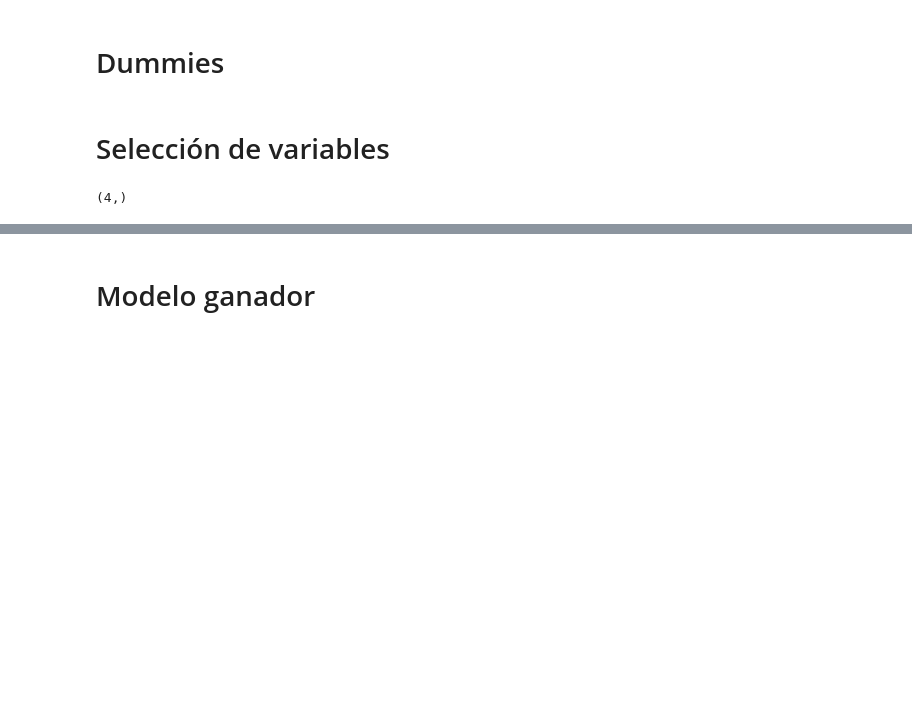
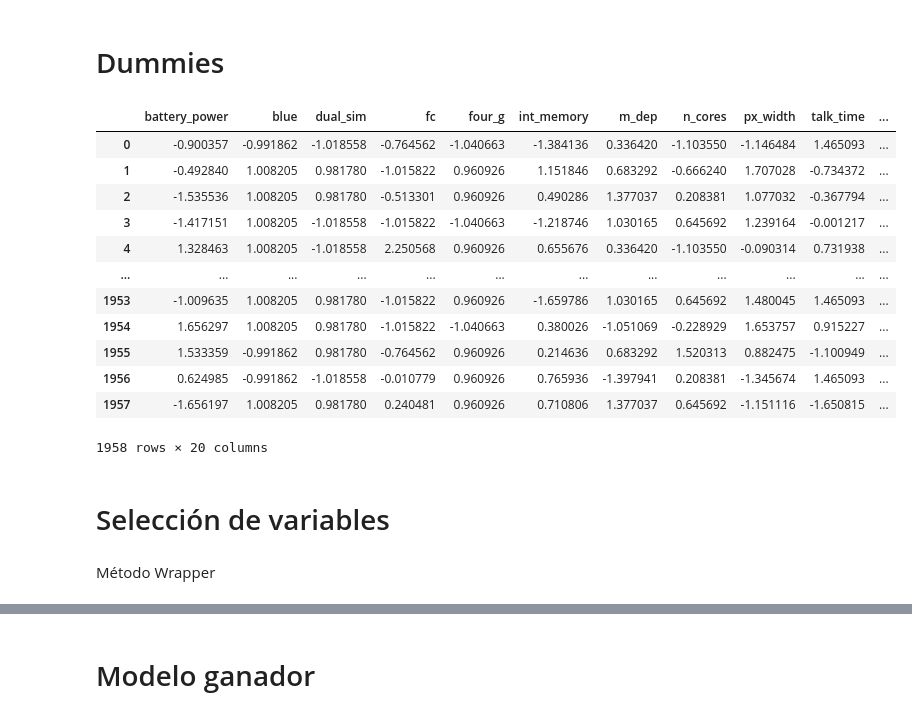
Before and after one commit to andressj1/Predicci-n-precio-de-m-viles-, a Jupyter notebook: Modelado.ipynb, the cells around one changed output, grey strips where cells are left out. Drawn from its saved outputs; the diff is of its cells as text; code cells hidden in the pictures; blank space fills up the shorter version.

Commit message:
funciones

```diff
--- a/Modelado.ipynb
+++ b/Modelado.ipynb
@@ -27,3 +23,3 @@ list_cat = ['mobile_wt_cat','ram_cat','tamaño']
 # %%
 # Conversion; categoricas a dummies
-df = pd.get_dummies(df, columns=list_cat)
+df = pd.get_dummies(df, dtype = int)
@@ -34,11 +26,32 @@ X1= df.loc[:,~df.columns.isin(['price_range'])]
 # %%
-# ¿duda codigo?
-scaler=StandardScaler()
-scaler.fit(X1)
-X2=scaler.transform(X1)
-X=pd.DataFrame(X2,columns=X1.columns)
+# Escalamos variables y separamos variables explicativas - variable objetivo
+y = df.price_range
+X0 = df.loc[:,~ df.columns.isin(['price_range'])]
+
+scaler = StandardScaler()
+scaler.fit(X0)
+
+X1 = scaler.transform(X0)
+X = pd.DataFrame(X1 , columns = X0.columns)
+X
+# %% [output]
+|  | battery_power | blue | dual_sim | fc | four_g | int_memory | m_dep | n_cores | px_width | talk_time | ... |
+| 0 | -0.900357 | -0.991862 | -1.018558 | -0.764562 | -1.040663 | -1.384136 | 0.336420 | -1.103550 | -1.146484 | 1.465093 | ... |
+| 1 | -0.492840 | 1.008205 | 0.981780 | -1.015822 | 0.960926 | 1.151846 | 0.683292 | -0.666240 | 1.707028 | -0.734372 | ... |
+| 2 | -1.535536 | 1.008205 | 0.981780 | -0.513301 | 0.960926 | 0.490286 | 1.377037 | 0.208381 | 1.077032 | -0.367794 | ... |
+| 3 | -1.417151 | 1.008205 | -1.018558 | -1.015822 | -1.040663 | -1.218746 | 1.030165 | 0.645692 | 1.239164 | -0.001217 | ... |
+| 4 | 1.328463 | 1.008205 | -1.018558 | 2.250568 | 0.960926 | 0.655676 | 0.336420 | -1.103550 | -0.090314 | 0.731938 | ... |
+| ... | ... | ... | ... | ... | ... | ... | ... | ... | ... | ... | ... |
+| 1953 | -1.009635 | 1.008205 | 0.981780 | -1.015822 | 0.960926 | -1.659786 | 1.030165 | 0.645692 | 1.480045 | 1.465093 | ... |
+| 1954 | 1.656297 | 1.008205 | 0.981780 | -1.015822 | -1.040663 | 0.380026 | -1.051069 | -0.228929 | 1.653757 | 0.915227 | ... |
+| 1955 | 1.533359 | -0.991862 | 0.981780 | -0.764562 | 0.960926 | 0.214636 | 0.683292 | 1.520313 | 0.882475 | -1.100949 | ... |
+| 1956 | 0.624985 | -0.991862 | -1.018558 | -0.010779 | 0.960926 | 0.765936 | -1.397941 | 0.208381 | -1.345674 | 1.465093 | ... |
+| 1957 | -1.656197 | 1.008205 | 0.981780 | 0.240481 | 0.960926 | 0.710806 | 1.377037 | 0.645692 | -1.151116 | -1.650815 | ... |
+1958 rows × 20 columns
 # %% [markdown]
 # Selección de variables
+# %% [markdown]
+Método Wrapper
 # %%
 ### Selección de modelos
 m_rl = LogisticRegression()
@@ -47,8 +60,3 @@ m_add = DecisionTreeClassifier()
 # %%
 ### Lista de modelos
 modelos = list([m_rl, m_rf, m_add])
-# %%
-var_names=funciones.sel_variables(modelos,X,y,threshold="2.5*mean")
-var_names.shape
-# %% [output]
-(4,)
```
Also changed, not shown: parts of 6 cells of this notebook, 1 other file.
